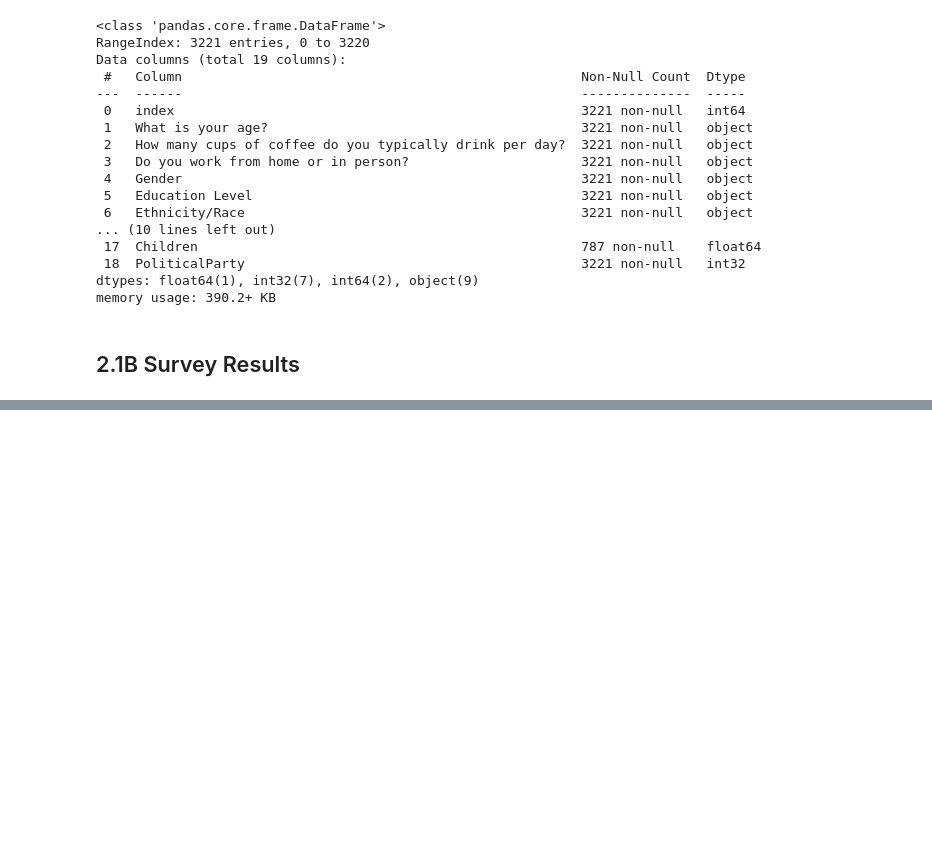
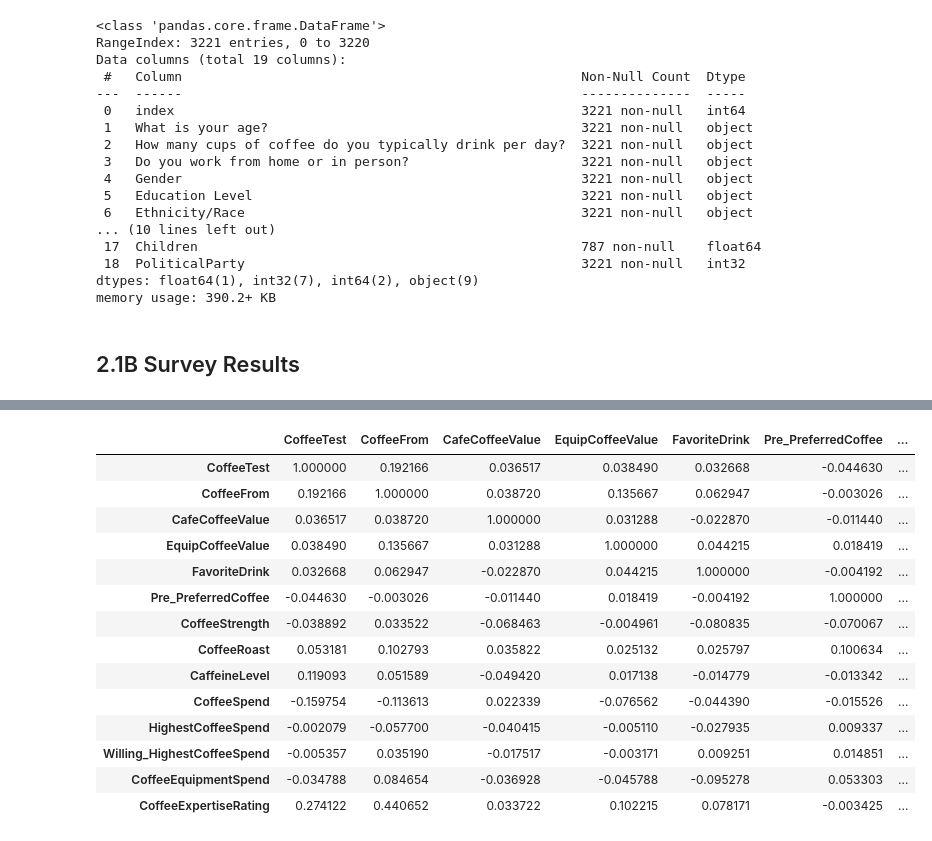
Before and after one commit to kymayodeji/mavencoffee, a Jupyter notebook: eda.ipynb, the cells around one changed output, grey strips where cells are left out. Saved outputs shown, nothing was run; the diff lists cells and outputs as text; code cells hidden in the pictures; blank space fills up the shorter version.

```diff
--- a/eda.ipynb
+++ b/eda.ipynb
@@ -495,0 +774,18 @@ pie_subplots(survey_df.iloc[:, 7:])
+# %%
+survey_corr
+# %% [output]
+|  | CoffeeTest | CoffeeFrom | CafeCoffeeValue | EquipCoffeeValue | FavoriteDrink | Pre_PreferredCoffee | ... |
+| CoffeeTest | 1.000000 | 0.192166 | 0.036517 | 0.038490 | 0.032668 | -0.044630 | ... |
+| CoffeeFrom | 0.192166 | 1.000000 | 0.038720 | 0.135667 | 0.062947 | -0.003026 | ... |
+| CafeCoffeeValue | 0.036517 | 0.038720 | 1.000000 | 0.031288 | -0.022870 | -0.011440 | ... |
+| EquipCoffeeValue | 0.038490 | 0.135667 | 0.031288 | 1.000000 | 0.044215 | 0.018419 | ... |
+| FavoriteDrink | 0.032668 | 0.062947 | -0.022870 | 0.044215 | 1.000000 | -0.004192 | ... |
+| Pre_PreferredCoffee | -0.044630 | -0.003026 | -0.011440 | 0.018419 | -0.004192 | 1.000000 | ... |
+| CoffeeStrength | -0.038892 | 0.033522 | -0.068463 | -0.004961 | -0.080835 | -0.070067 | ... |
+| CoffeeRoast | 0.053181 | 0.102793 | 0.035822 | 0.025132 | 0.025797 | 0.100634 | ... |
+| CaffeineLevel | 0.119093 | 0.051589 | -0.049420 | 0.017138 | -0.014779 | -0.013342 | ... |
+| CoffeeSpend | -0.159754 | -0.113613 | 0.022339 | -0.076562 | -0.044390 | -0.015526 | ... |
+| HighestCoffeeSpend | -0.002079 | -0.057700 | -0.040415 | -0.005110 | -0.027935 | 0.009337 | ... |
+| Willing_HighestCoffeeSpend | -0.005357 | 0.035190 | -0.017517 | -0.003171 | 0.009251 | 0.014851 | ... |
+| CoffeeEquipmentSpend | -0.034788 | 0.084654 | -0.036928 | -0.045788 | -0.095278 | 0.053303 | ... |
+| CoffeeExpertiseRating | 0.274122 | 0.440652 | 0.033722 | 0.102215 | 0.078171 | -0.003425 | ... |
```
Also changed, not shown: parts of 29 cells of this notebook.
